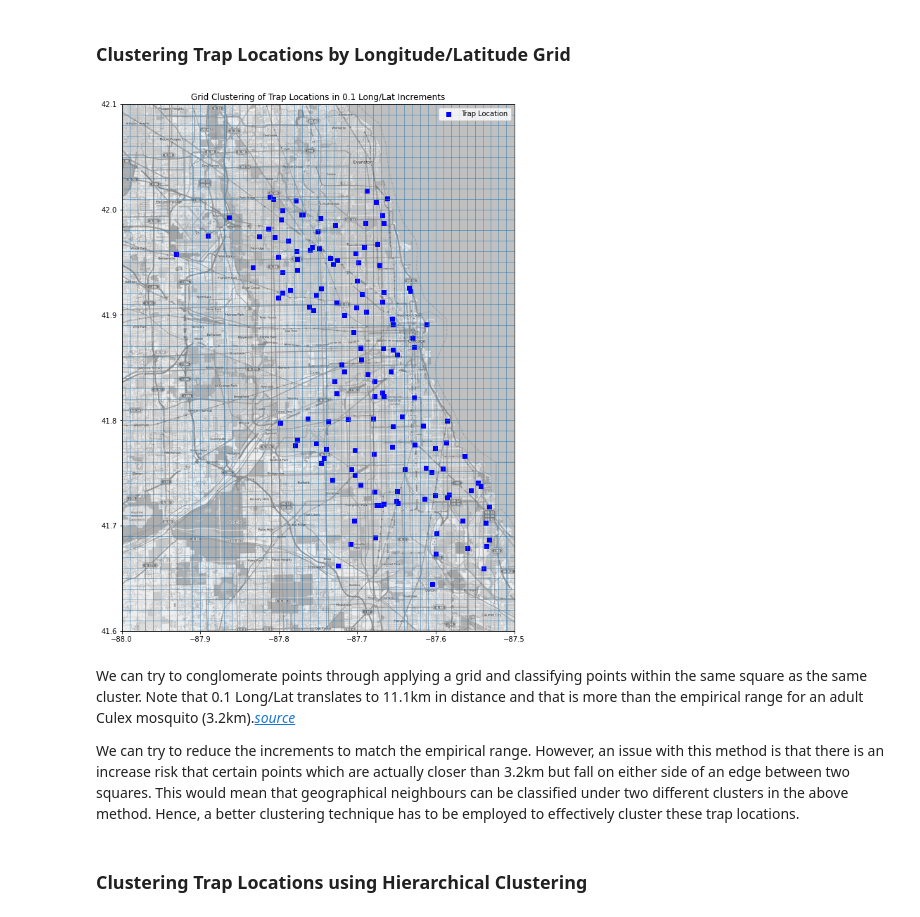
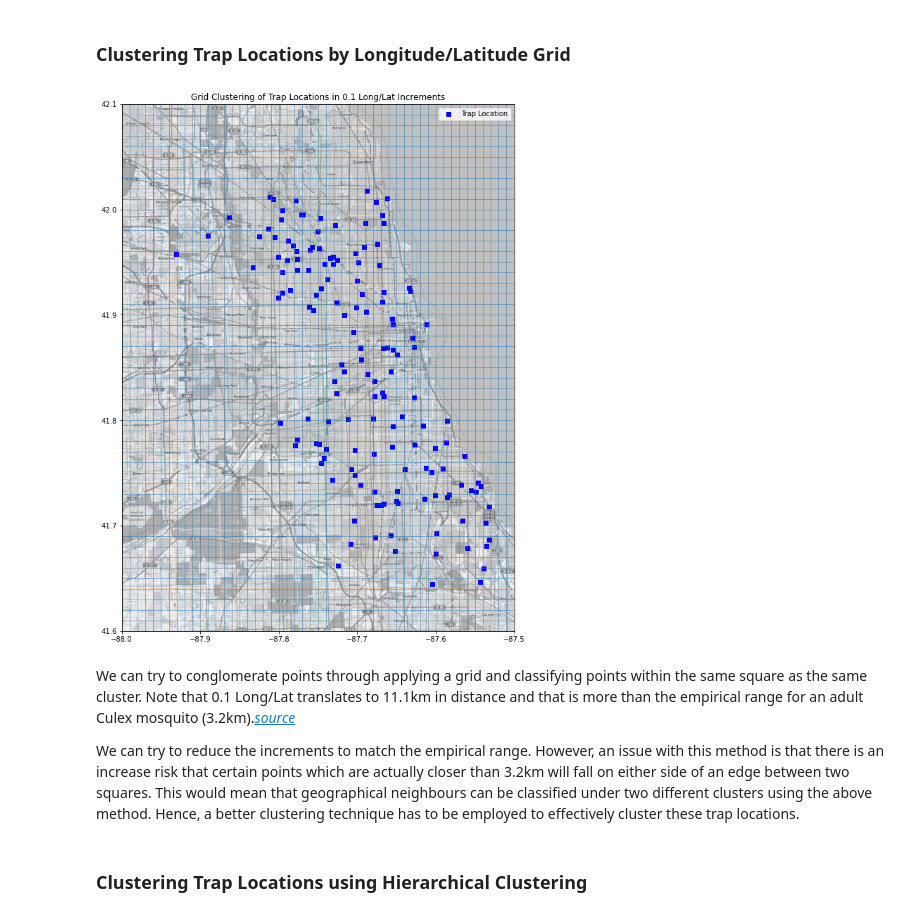
Before and after one commit to rashidi-norhashim/Team-folder, a Jupyter notebook: P4/codes/Project 4 Part 2 - Feature Engineering.ipynb, the cells around one changed output. Saved outputs shown, nothing was run; the diff lists cells and outputs as text; code cells hidden in the pictures.

```diff
--- a/P4/codes/Project 4 Part 2 - Feature Engineering.ipynb
+++ b/P4/codes/Project 4 Part 2 - Feature Engineering.ipynb
@@ -15,4 +26,8 @@ from scipy.cluster.hierarchy import dendrogram, linkage, fcluster
 # %%
 pd.set_option('display.max_columns', None)
 # %%
+# Importing datasets for further feature engineering
+train_df = pd.read_csv('../datasets/train_df.csv')
+test_df = pd.read_csv('../datasets/test_df.csv')
+weather_df = pd.read_csv('../datasets/weather_df.csv')
 train_weather_df = pd.read_csv('../datasets/train_weather.csv')
@@ -84,37 +48,59 @@ There are many unique addresses present in our dataset. Based on the plot of tra
+# %%
+train_df['count'] = 1
+count = train_df.groupby(['Date', 'Address', 'Species']).sum().reset_index()
+count.drop(['Latitude', 'Longitude', 'NumMosquitos',
+       'WnvPresent', 'Day', 'Month', 'Year', 'Species_CULEX PIPIENS',
+       'Species_CULEX RESTUANS',
+           ], axis = 1, inplace=True)
+count.rename(columns={'count': 'Row_count'}, inplace=True)
+train_df = train_df.merge(count, how = 'left', on =['Date', 'Address', 'Species'])
+train_df.drop(columns='count', inplace=True)
+# %%
+test_df['count'] = 1
+count = test_df.groupby(['Date', 'Address', 'Species']).sum().reset_index()
+count.drop([ 'Id', 'Latitude', 'Longitude', 'Day',
+       'Month', 'Year', 'Species_CULEX PIPIENS', 'Species_CULEX RESTUANS',
+           ], axis = 1, inplace=True)
+count.rename(columns={'count': 'Address_count'}, inplace=True)
+test_df = test_df.merge(count, how = 'left', on =['Date', 'Address', 'Species'])
+test_df.drop(columns='count', inplace=True)
 # %% [markdown]
 ## Clustering of Trap Location by Geographical Proximity
 # %% [markdown]
 ### Clustering Trap Locations by Longitude/Latitude Grid
+# %%
+#using train + test datasets for location
+merge_df = pd.concat([train_df,test_df], axis = 0)
 # %%
 #Grid clustering of trap locations in 0.1 Long/Lat increments
 mapdata = np.loadtxt("../datasets/mapdata_copyright_openstreetmap_contributors.txt")
 
 aspect = mapdata.shape[0] * 1.0 / mapdata.shape[1]
 lon_lat_box = (-88, -87.5, 41.6, 42.1)
 
 plt.figure(figsize=(10,14))
 plt.imshow(mapdata,
            cmap=plt.get_cmap('gray'),
            extent=lon_lat_box,
            aspect=aspect)
 
-locations = train_weather_df[['Longitude', 'Latitude']].drop_duplicates().values
+locations = merge_df[['Longitude', 'Latitude']].drop_duplicates().values
 plt.scatter(locations[:,0], locations[:,1], marker='s', color='Blue', label='Trap Location')
 plt.legend()
 
 for num in np.linspace(41.6, 42.1, 51):
     plt.axhline(num, lw = 0.5)
 
 for num in np.linspace(-87.5, -88, 51):
     plt.axvline(num, lw = 0.5)
 
 plt.title('Grid Clustering of Trap Locations in 0.1 Long/Lat Increments');
 # %% [output]
-[figure, old version]
+[figure, new version]
 # %% [markdown]
 We can try to conglomerate points through applying a grid and classifying points within the same square as the same cluster. Note that 0.1 Long/Lat translates to 11.1km in distance and that is more than the empirical range for an adult Culex mosquito (3.2km).[*source*](https://www.cdc.gov/mosquitoes/about/life-cycles/culex.html)
 
-We can try to reduce the increments to match the empirical range. However, an issue with this method is that there is an increase risk that certain points which are actually closer than 3.2km but fall on either side of an edge between two squares. This would mean that geographical neighbours can be classified under two different clusters in the above method. Hence, a better clustering technique has to be employed to effectively cluster these trap locations.
+We can try to reduce the increments to match the empirical range. However, an issue with this method is that there is an increase risk that certain points which are actually closer than 3.2km will fall on either side of an edge between two squares. This would mean that geographical neighbours can be classified under two different clusters using the above method. Hence, a better clustering technique has to be employed to effectively cluster these trap locations.
 # %% [markdown]
 ### Clustering Trap Locations using Hierarchical Clustering
 # %%
```
Also changed, not shown: parts of 51 cells of this notebook.
